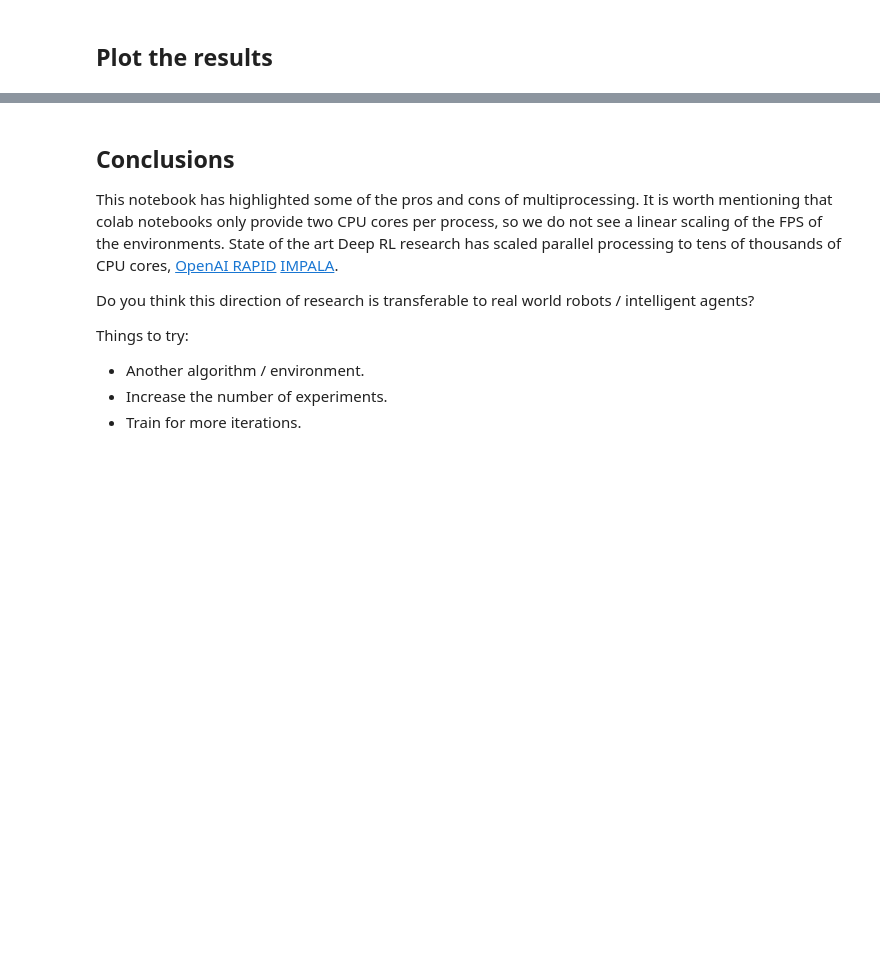
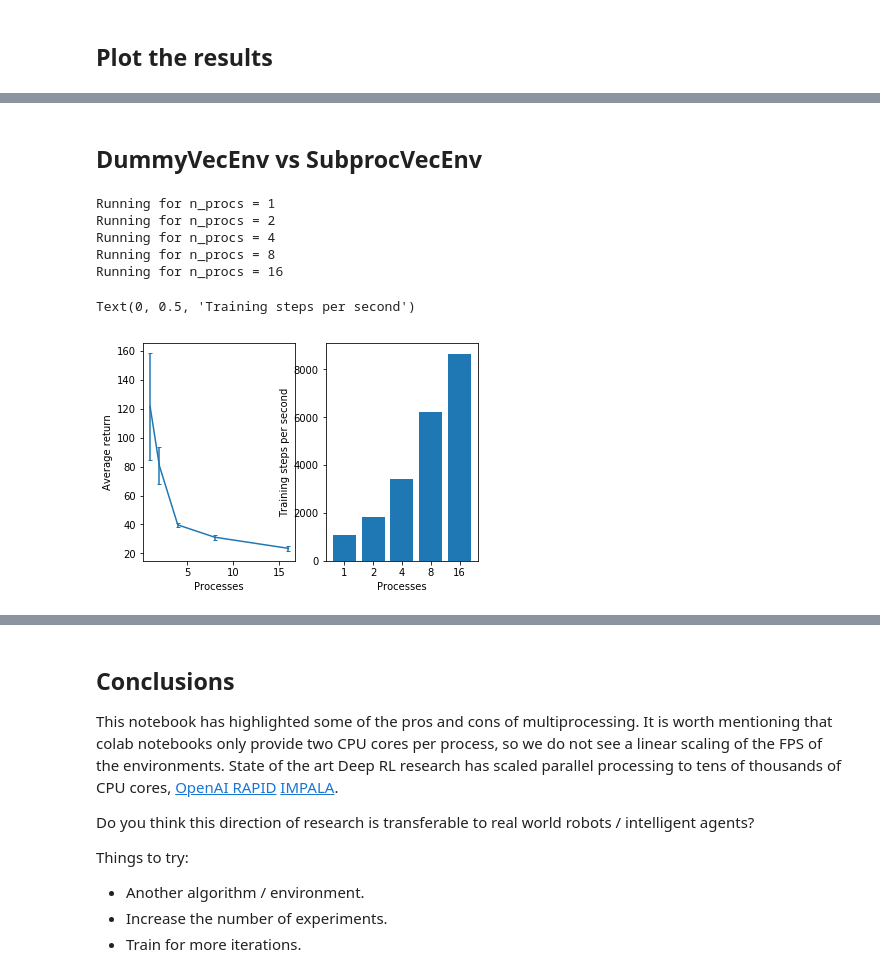
Before and after one commit to araffin/rl-tutorial-jnrr19, a Jupyter notebook: stable_baselines_multiprocessing.ipynb, the cells around one changed output, grey strips where cells are left out. Saved outputs shown, nothing was run; the diff lists cells and outputs as text; code cells hidden in the pictures; blank space fills up the shorter version.

```diff
--- a/stable_baselines_multiprocessing.ipynb
+++ b/stable_baselines_multiprocessing.ipynb
@@ -237,0 +237,52 @@ Text(0, 0.5, 'Training steps per second')
+# %% [markdown]
+## DummyVecEnv vs SubprocVecEnv
+# %%
+reward_averages = []
+reward_std = []
+training_times = []
+total_procs = 0
+for n_procs in PROCESSES_TO_TEST:
+    total_procs += n_procs
+    print('Running for n_procs = {}'.format(n_procs))
+    # Here we are using only one process even for n_env > 1
+    train_env = DummyVecEnv([make_env(env_id, i + total_procs) for i in range(n_procs)])
+
+    rewards = []
+    times = []
+
+    for experiment in range(NUM_EXPERIMENTS):
+        # it is recommended to run several experiments due to variability in results
+        train_env.reset()
+        model = ALGO(MlpPolicy, train_env, verbose=0)
+        start = time.time()
+        model.learn(total_timesteps=TRAIN_STEPS)
+        times.append(time.time()-start)
+        mean_reward = evaluate(model, eval_env, num_episodes=EVAL_EPS)
+        rewards.append(mean_reward)
+
+    train_env.close()
+    reward_averages.append(np.mean(rewards))
+    reward_std.append(np.std(rewards))
+    training_times.append(np.mean(times))
+# %% [output]
+Running for n_procs = 1
+Running for n_procs = 2
+Running for n_procs = 4
+Running for n_procs = 8
+Running for n_procs = 16
+# %%
+training_steps_per_second = [TRAIN_STEPS / t for t in training_times]
+
+plt.figure()
+plt.subplot(1,2,1)
+plt.errorbar(PROCESSES_TO_TEST, reward_averages, yerr=reward_std, capsize=2)
+plt.xlabel('Processes')
+plt.ylabel('Average return')
+plt.subplot(1,2,2)
+plt.bar(range(len(PROCESSES_TO_TEST)), training_steps_per_second)
+plt.xticks(range(len(PROCESSES_TO_TEST)),PROCESSES_TO_TEST)
+plt.xlabel('Processes')
+plt.ylabel('Training steps per second')
+# %% [output]
+Text(0, 0.5, 'Training steps per second')
+[figure, added]
```
Also changed, not shown: parts of 17 cells of this notebook.
